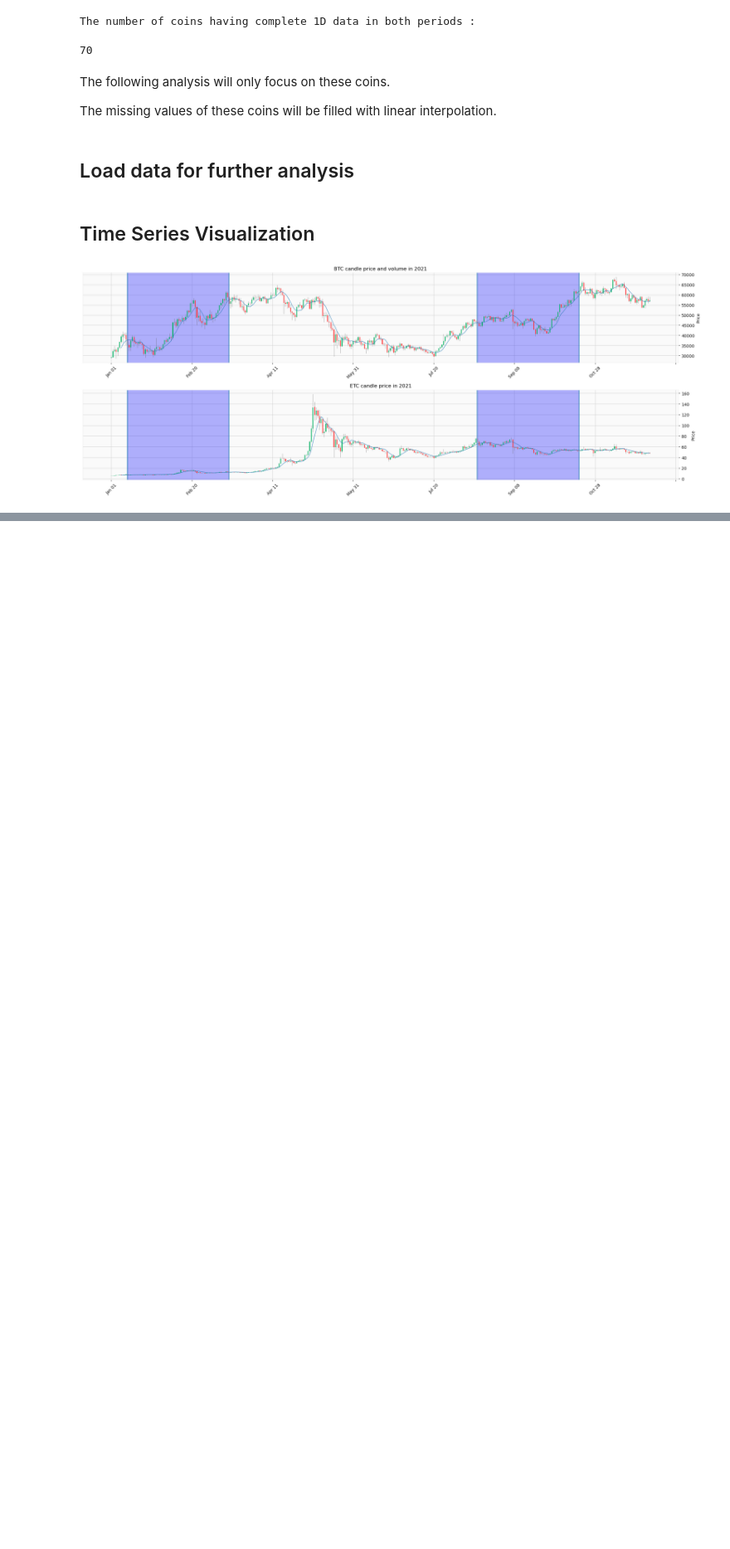
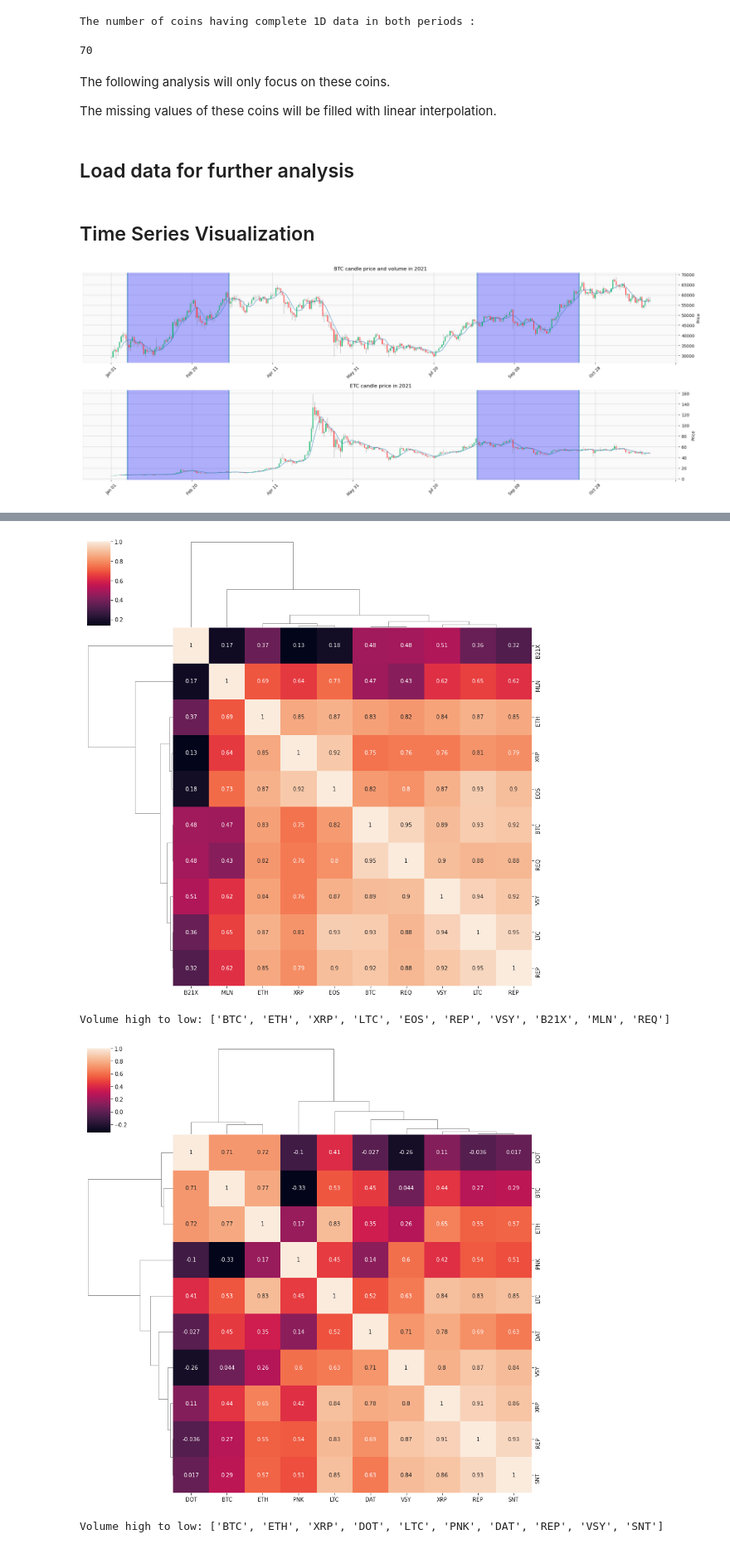
Before and after one commit to codingFerryman/crypto_market_hierarchy_structure, a Jupyter notebook: src/exploration.ipynb, the cells around one changed output, grey strips where cells are left out. Shown at 83% size. Drawn from its saved outputs; the diff is of its cells as text; code cells hidden in the pictures; blank space fills up the shorter version.

```diff
--- a/src/exploration.ipynb
+++ b/src/exploration.ipynb
@@ -166,0 +174,21 @@ plt.show()
+# %%
+%matplotlib inline
+
+for df in [data_1D_1_3, data_1D_8_10]:
+    _tmp_df_list = []
+    df['volumeUSD'] = df['volume'] * df['close']
+    top_vol = df.groupby(level='coin').sum().volumeUSD.sort_values(ascending=False).index[:plot_coins_num].to_list()
+    least_vol = df.groupby(level='coin').sum().volumeUSD.sort_values(ascending=True).index[:plot_coins_num].to_list()
+    least_vol.reverse()
+    for tick in [*top_vol, *least_vol]:
+        _tmp_df = df[df.index.isin([tick], level='coin')].set_index('datetime').copy()['close'].rename(f'{tick}')
+        _tmp_df_list.append(_tmp_df)
+    _tmp_df = pd.concat(_tmp_df_list, axis=1)
+    g = sns.clustermap(_tmp_df.corr(), metric='correlation', annot=True, figsize=(12,12))
+    plt.show()
+    print("Volume high to low: " + str([*top_vol, *least_vol]))
+# %% [output]
+[figure, added]
+Volume high to low: ['BTC', 'ETH', 'XRP', 'LTC', 'EOS', 'REP', 'VSY', 'B21X', 'MLN', 'REQ']
+[figure, added]
+Volume high to low: ['BTC', 'ETH', 'XRP', 'DOT', 'LTC', 'PNK', 'DAT', 'REP', 'VSY', 'SNT']
```
Also changed, not shown: parts of 8 cells of this notebook.
